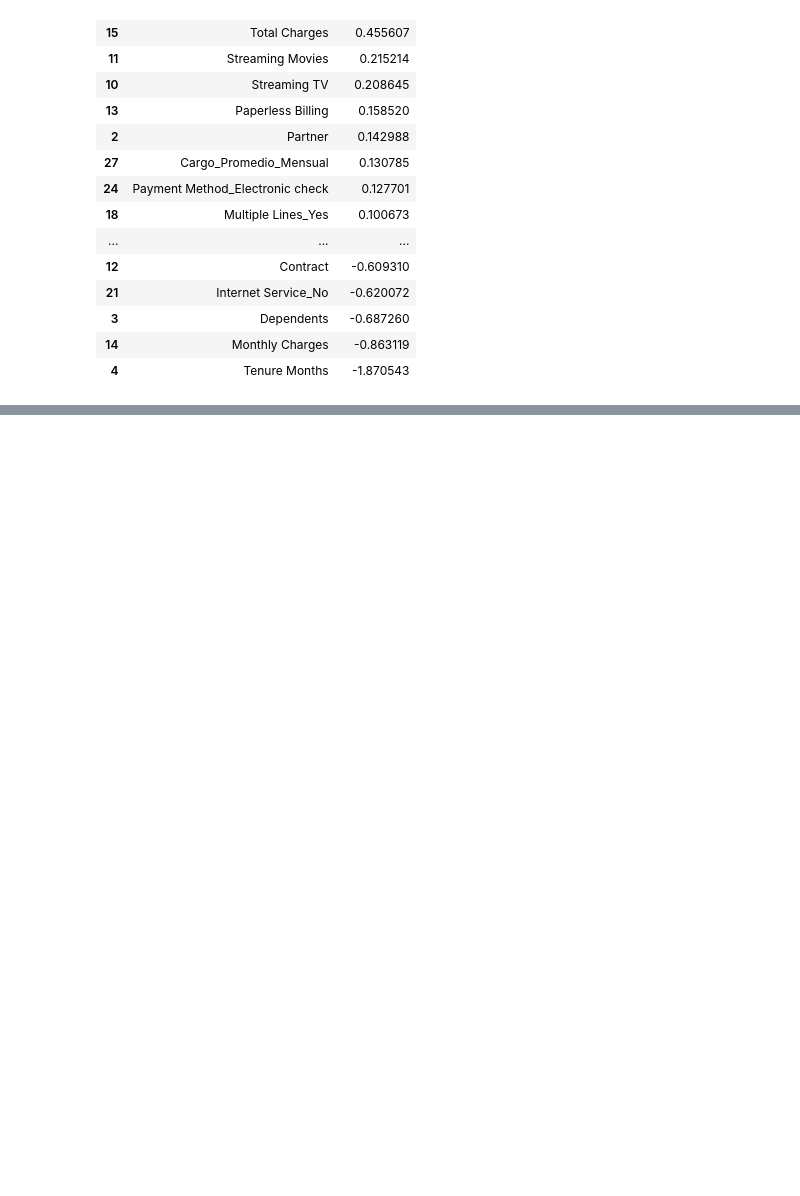
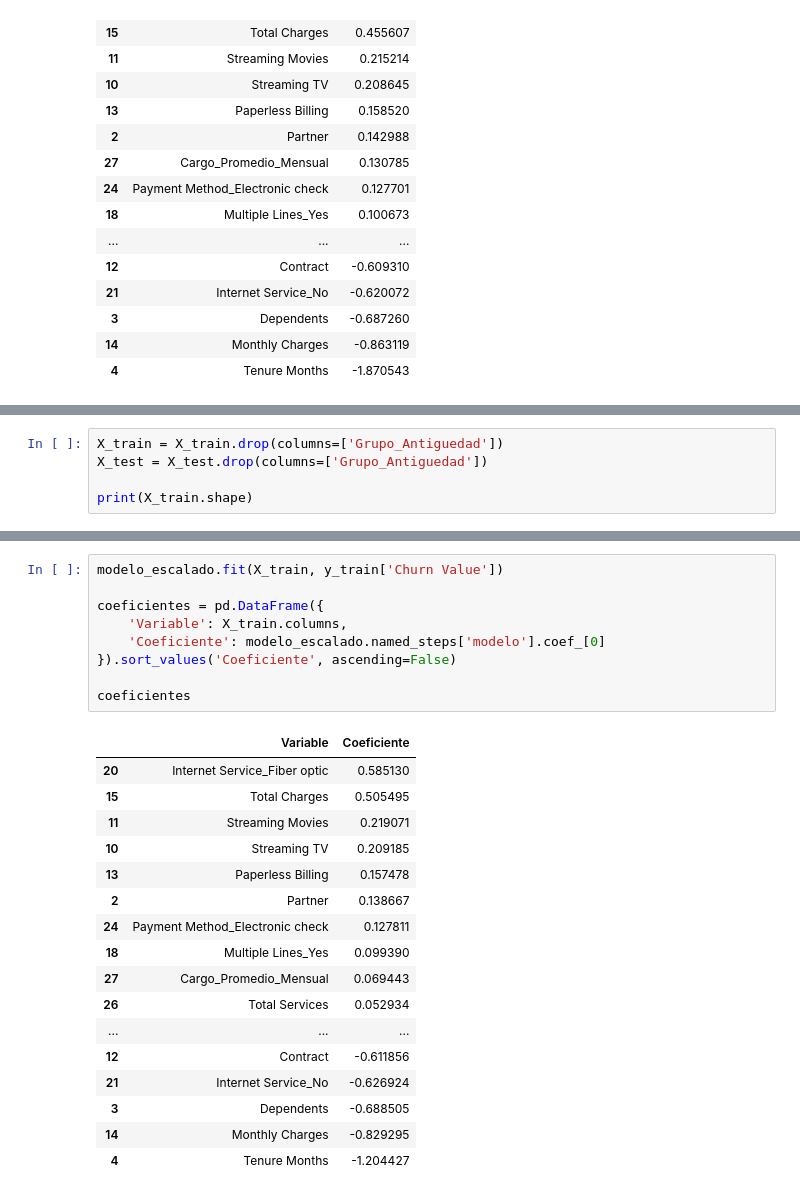
Before and after one commit to SantiagoScozziero7/telco-customer-churn-prediction, a Jupyter notebook: notebooks/03_modelado.ipynb, the cells around one changed output, grey strips where cells are left out. Cells and saved outputs as stored; diff of their text form; blank space fills up the shorter version.

Commit message:
Etapa 4 completa: correccion de multicolinealidad y evaluacion final en test

```diff
--- a/notebooks/03_modelado.ipynb
+++ b/notebooks/03_modelado.ipynb
@@ -378,0 +387,5 @@ coeficientes
+# %%
+X_train = X_train.drop(columns=['Grupo_Antiguedad'])
+X_test = X_test.drop(columns=['Grupo_Antiguedad'])
+
+print(X_train.shape)
@@ -378,0 +437,27 @@ coeficientes
+# %%
+modelo_escalado.fit(X_train, y_train['Churn Value'])
+
+coeficientes = pd.DataFrame({
+    'Variable': X_train.columns,
+    'Coeficiente': modelo_escalado.named_steps['modelo'].coef_[0]
+}).sort_values('Coeficiente', ascending=False)
+
+coeficientes
+# %% [output]
+|  | Variable | Coeficiente |
+| 20 | Internet Service_Fiber optic | 0.585130 |
+| 15 | Total Charges | 0.505495 |
+| 11 | Streaming Movies | 0.219071 |
+| 10 | Streaming TV | 0.209185 |
+| 13 | Paperless Billing | 0.157478 |
+| 2 | Partner | 0.138667 |
+| 24 | Payment Method_Electronic check | 0.127811 |
+| 18 | Multiple Lines_Yes | 0.099390 |
+| 27 | Cargo_Promedio_Mensual | 0.069443 |
+| 26 | Total Services | 0.052934 |
+| ... | ... | ... |
+| 12 | Contract | -0.611856 |
+| 21 | Internet Service_No | -0.626924 |
+| 3 | Dependents | -0.688505 |
+| 14 | Monthly Charges | -0.829295 |
+| 4 | Tenure Months | -1.204427 |
```
Also changed, not shown: parts of 34 cells of this notebook.
